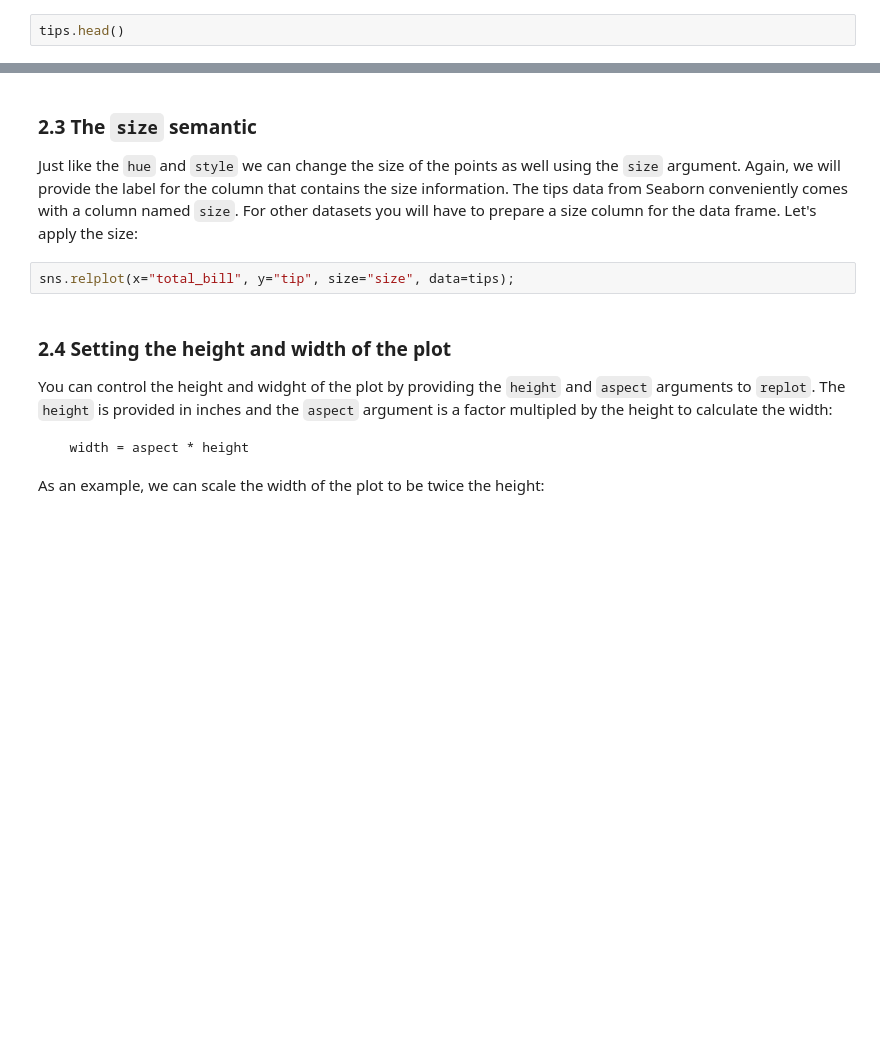
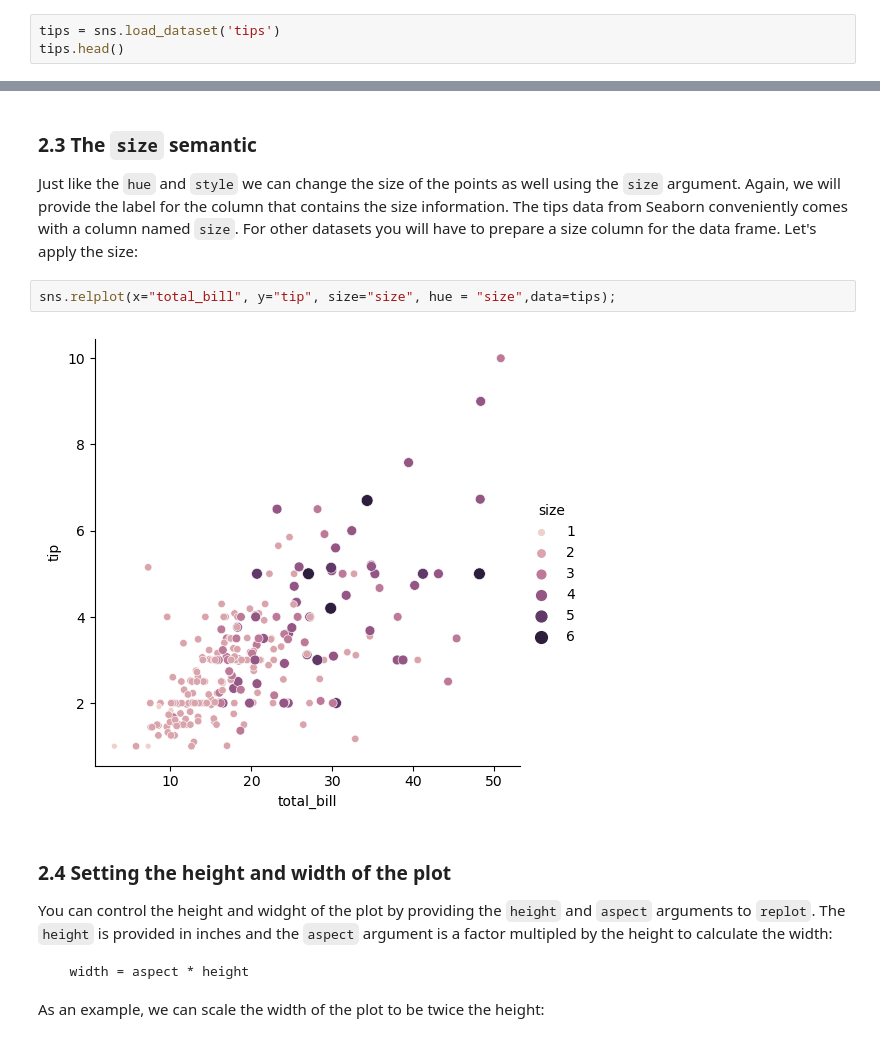
Before and after one commit to ninkuu/Data-Analytics-With-Python, a Jupyter notebook: Module2-Data_Analytics/A08-Seaborn.ipynb, the cells around one changed output, grey strips where cells are left out. Drawn from its saved outputs; the diff is of its cells as text; blank space fills up the shorter version.

```diff
--- a/Module2-Data_Analytics/A08-Seaborn.ipynb
+++ b/Module2-Data_Analytics/A08-Seaborn.ipynb
@@ -92,4 +156,5 @@ To use `relplot` we must provide the following arguments:
 
 As an example, let's plot the tips data provided by Seaborn using the `relplot` function. We imported the data in section 2, therefore, as a reminder, let's examine the data:
 # %%
+tips = sns.load_dataset('tips')
 tips.head()
@@ -125,7 +206,9 @@ sns.relplot(x="total_bill", y="tip", hue="smoker", style="time", data=tips);
 ### 2.3 The `size` semantic
 Just like the `hue` and `style` we can change the size of the points as well using the `size` argument.  Again, we will provide the label for the column that contains the size information.  The tips data from Seaborn conveniently comes with a column named `size`.  For other datasets you will have to prepare a size column for the data frame.  Let's apply the size:
 # %%
-sns.relplot(x="total_bill", y="tip", size="size", data=tips);
+sns.relplot(x="total_bill", y="tip", size="size", hue = "size",data=tips);
+# %% [output]
+[figure, added]
 # %% [markdown]
 ### 2.4 Setting the height and width of the plot
 You can control the height and widght of the plot by providing the `height` and `aspect` arguments to `replot`.  The `height` is provided in inches and the `aspect` argument is a factor multipled by the height to calculate the width:
```
Also changed, not shown: parts of 26 cells of this notebook, 19 other files.
